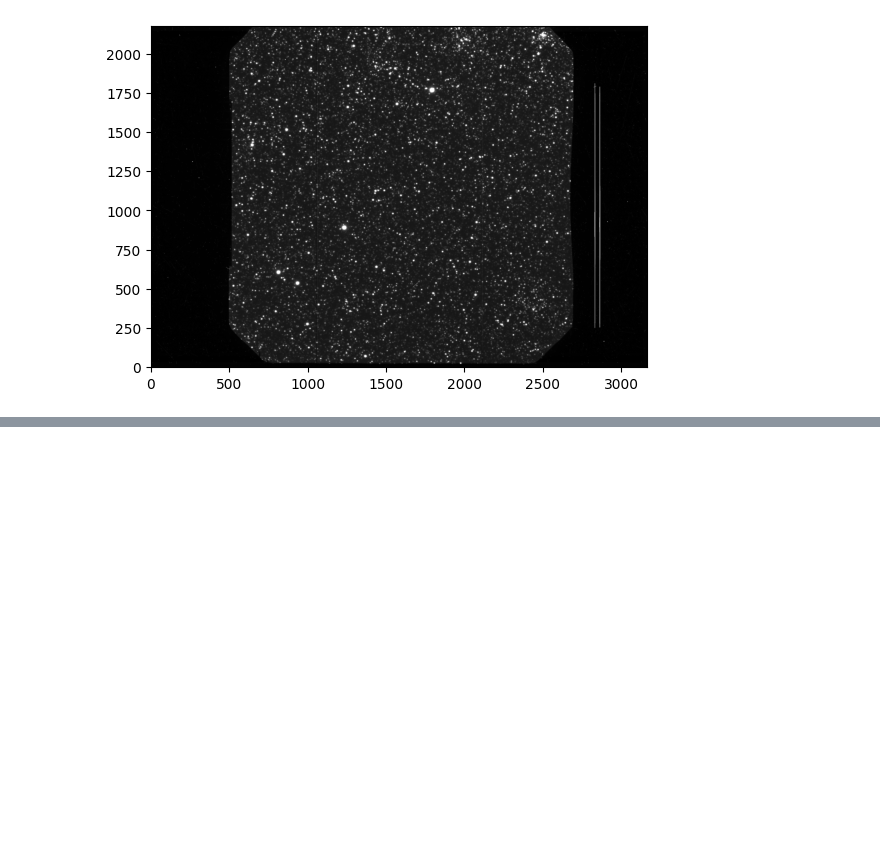
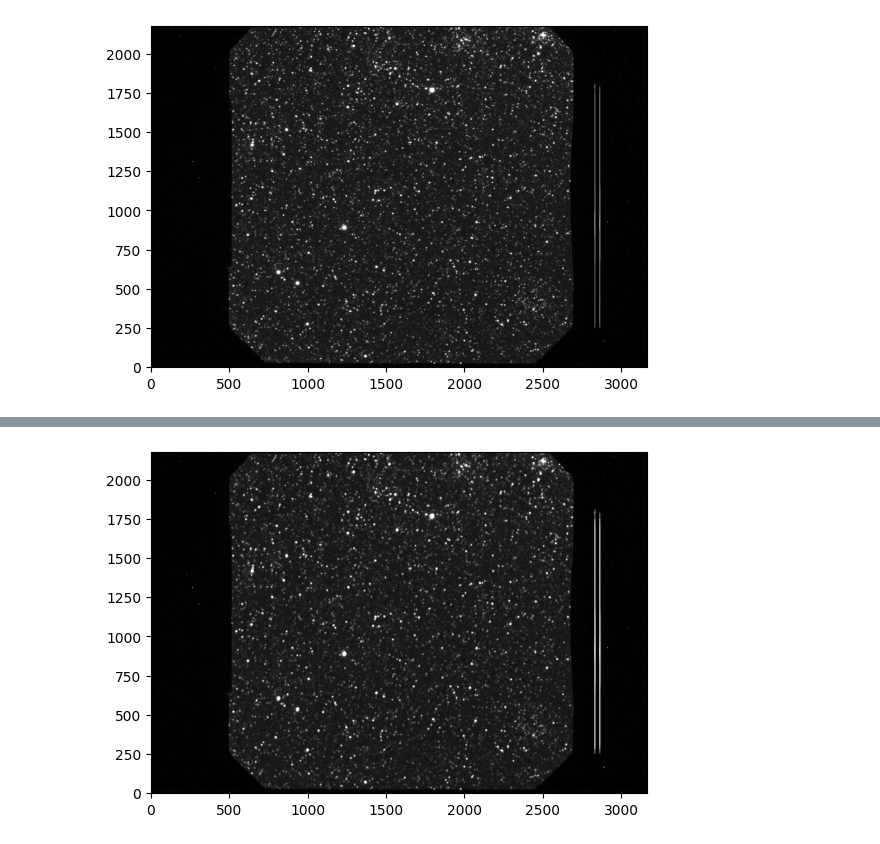
Before and after one commit to pirgalim/SNR-0548-70.4, a Jupyter notebook: psf.ipynb, the cells around one changed output, grey strips where cells are left out. Saved outputs shown, nothing was run; the diff lists cells and outputs as text; code cells hidden in the pictures; blank space fills up the shorter version.

```diff
--- a/psf.ipynb
+++ b/psf.ipynb
@@ -75,0 +88,10 @@ kernel = make_kernel(psf_oiii, psf_oiiic)
+# %%
+# blur OIII data to match OIIIC data using astropy convolution
+
+from astropy.convolution import convolve_fft
+oiiic_convolved = convolve_fft(oiiic_data, kernel, normalize_kernel=True, allow_huge=True)
+
+plt.imshow(oiiic_convolved, cmap='gray', origin='lower', vmin=np.percentile(oiiic_convolved,1), vmax=np.percentile(oiiic_convolved,99.5))
+plt.show()
+# %% [output]
+[figure, added]
```
Also changed, not shown: parts of 15 cells of this notebook.
